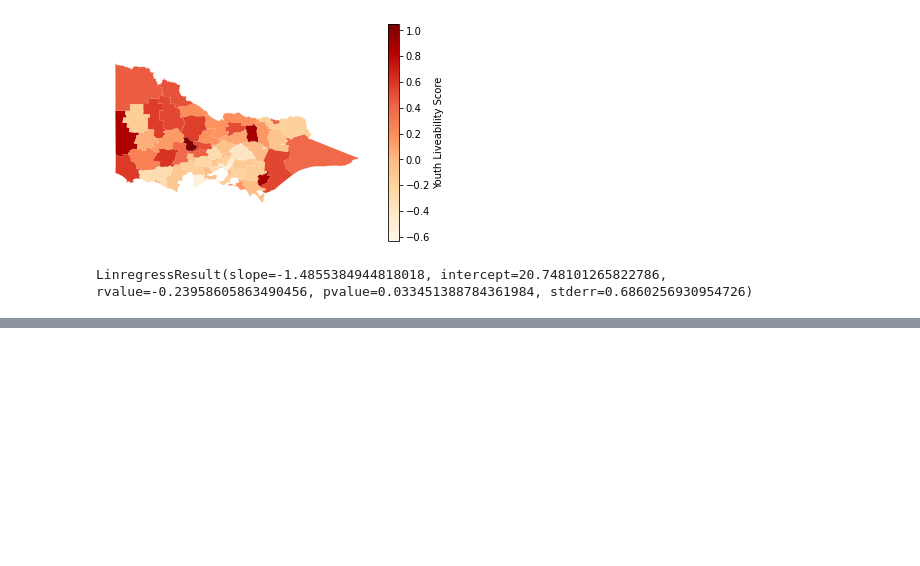
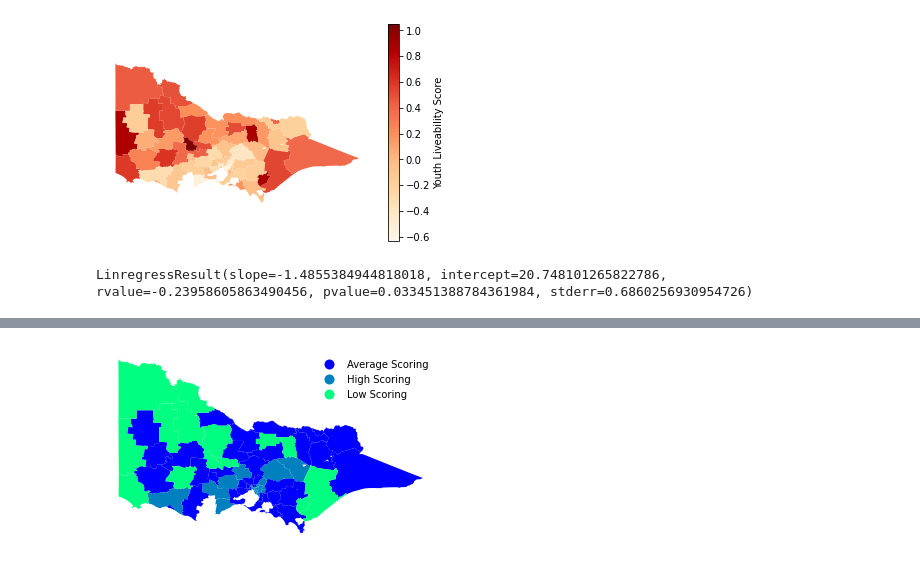
Before and after one commit to owowouwu/Youth-DS-Project, a Jupyter notebook: analysis2.ipynb, the cells around one changed output, grey strips where cells are left out. Cells and saved outputs as stored; diff of their text form; code cells hidden in the pictures; blank space fills up the shorter version.

Commit message:
added kmeans

```diff
--- a/analysis2.ipynb
+++ b/analysis2.ipynb
@@ -380,0 +381,14 @@ plt.boxplot(lgaData['Depression Rate'])
+# %%
+np.random.seed(111111111)
+kmeans = KMeans(n_clusters = 3)
+clusters = kmeans.fit(np.array(plottingLGA['overallZ']).reshape(-1,1)).labels_
+clusterdict = {1: "Low Scoring", 0: "Average Scoring", 2: "High Scoring"}
+clusterLabeled = [clusterdict[i] for i in clusters]
+plottingLGA['clusters'] = clusterLabeled
+plottingLGA.plot(column = 'clusters',categorical=True,legend=True,cmap='winter', legend_kwds={'frameon': False})
+# removes tick marks
+plt.xticks([])
+plt.yticks([])
+plt.box(False)
+# %% [output]
+[figure, added]
```
Also changed, not shown: parts of 4 cells of this notebook, 7 other files.
